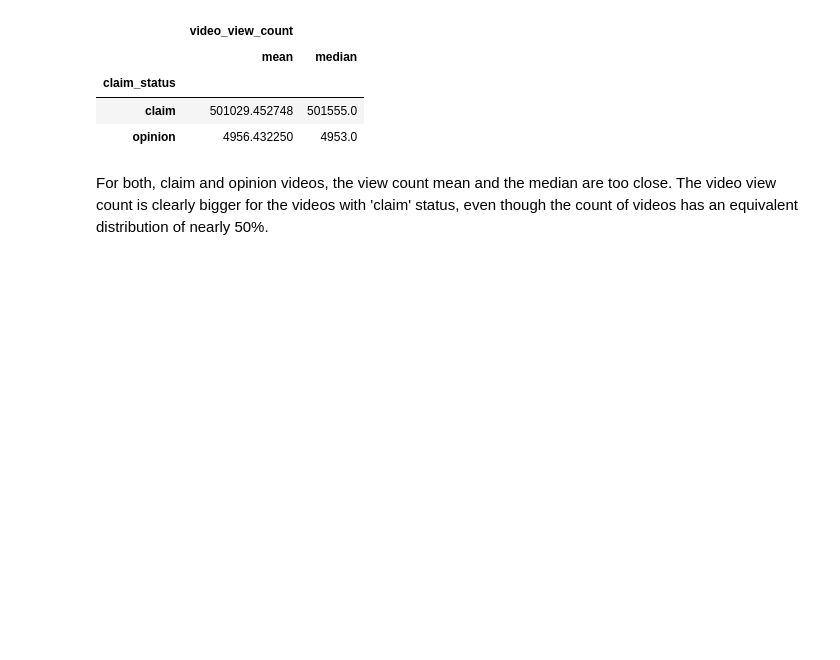
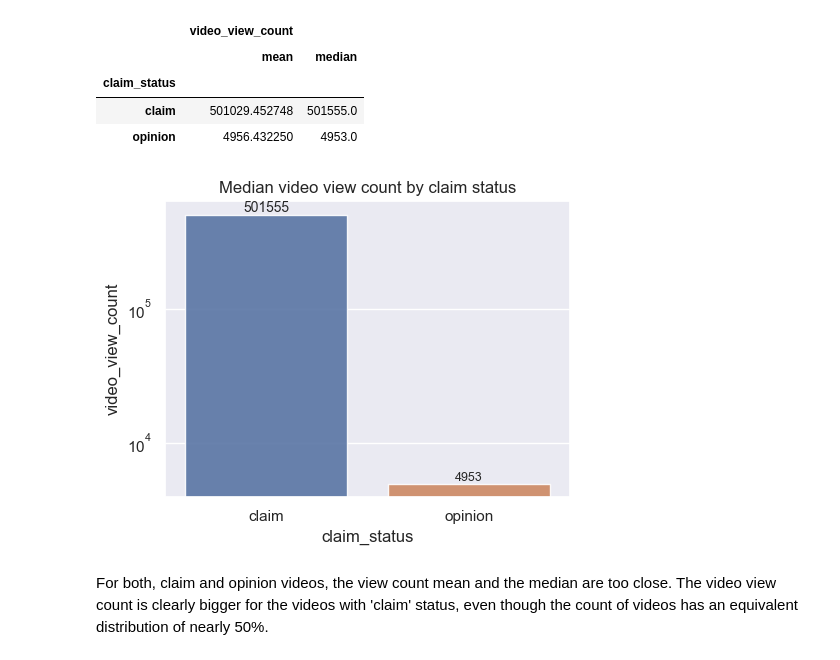
Before and after one commit to davidzg/TikTok_Claims_Classification, a Jupyter notebook: 01_Exploratory_Data_Analysis.ipynb, the cells around one changed output. Drawn from its saved outputs; the diff is of its cells as text; code cells hidden in the pictures; blank space fills up the shorter version.

```diff
--- a/01_Exploratory_Data_Analysis.ipynb
+++ b/01_Exploratory_Data_Analysis.ipynb
@@ -19,7 +19,7 @@ sns.set_theme(context='notebook')
 
 Importing dataset.
 # %%
-data = pd.read_csv("./data/tiktok_dataset.csv")
+data = pd.read_csv("data/tiktok_dataset.csv")
 data.info()
 # %% [output]
 <class 'pandas.core.frame.DataFrame'>
@@ -64,7 +64,7 @@ dtype: int64
 There are few rows with null values, they can be dropped.
 # %%
 # Drop rows with missing values
-data = data.dropna(axis=0)
+data = data.dropna(axis=0).reset_index(drop=True)
 # %% [markdown]
 Check for duplicated rows.
 # %%
@@ -188,6 +192,22 @@ data.groupby(['claim_status'])[['video_view_count']].agg(['mean','median'])
 | claim_status |  |  |
 | claim | 501029.452748 | 501555.0 |
 | opinion | 4956.432250 | 4953.0 |
+# %%
+fig = plt.figure(figsize=(5,4))
+ax = sns.barplot(data,
+                 x='claim_status',
+                 y='video_view_count',
+                 estimator='median',
+                 hue='claim_status',
+                 errorbar=None,
+                 alpha=0.9)
+plt.title('Median video view count by claim status');
+plt.yscale('log')
+plt.tight_layout()
+ax.bar_label(ax.containers[0], fontsize=10);
+ax.bar_label(ax.containers[1], fontsize=9);
+# %% [output]
+[figure, added]
 # %% [markdown]
 For both, claim and opinion videos, the view count mean and the median are too close. The video view count is clearly bigger for the videos with 'claim' status, even though the count of videos has an equivalent distribution of nearly 50%.
 # %% [markdown]
```
Also changed, not shown: parts of 4 cells of this notebook.
